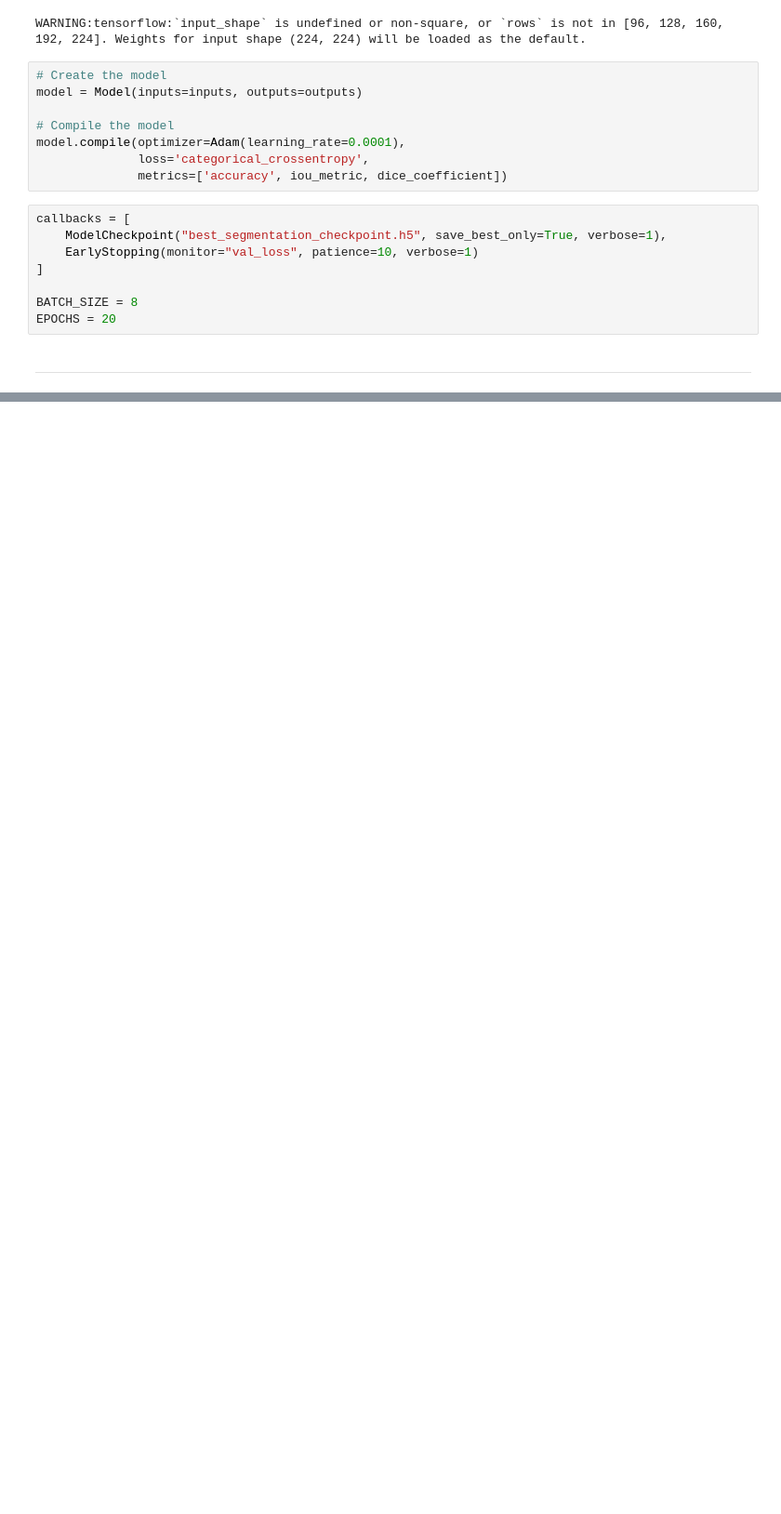
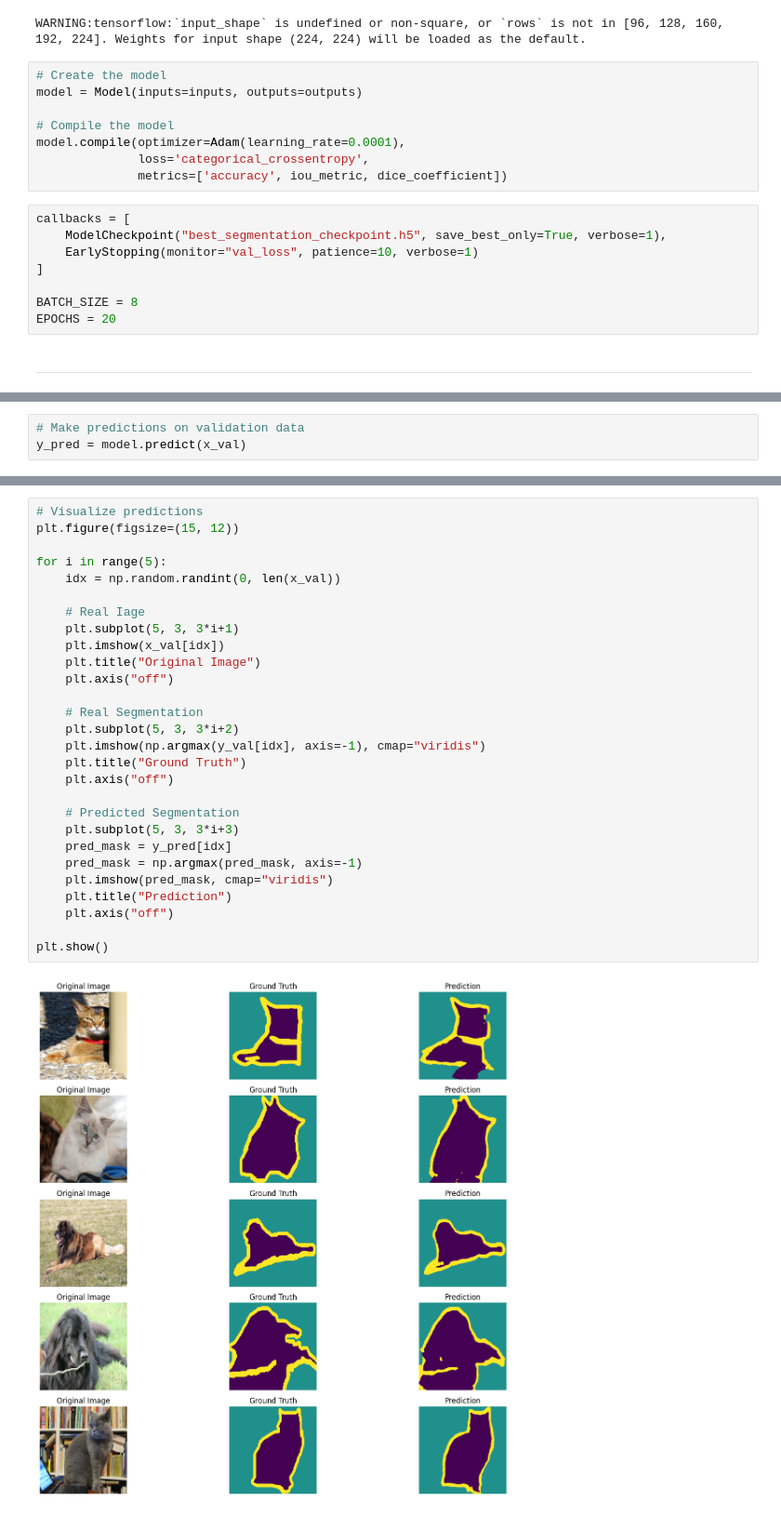
Before and after one commit to OmarAhmedAbdelAziz/Multiclass-Classification-Semantic-Segmentation-of-Pet-Breeds, a Jupyter notebook: notebooks/Segmentation/Segmentation Notebook.ipynb, the cells around one changed output, grey strips where cells are left out. Shown at 93% size. Cells and saved outputs as stored; diff of their text form; blank space fills up the shorter version.

```diff
--- a/notebooks/Segmentation/Segmentation Notebook.ipynb
+++ b/notebooks/Segmentation/Segmentation Notebook.ipynb
@@ -298,0 +366,3 @@ EPOCHS = 20
+# %%
+# Make predictions on validation data
+y_pred = model.predict(x_val)
@@ -298,0 +381,30 @@ EPOCHS = 20
+# %%
+# Visualize predictions
+plt.figure(figsize=(15, 12))
+
+for i in range(5):
+    idx = np.random.randint(0, len(x_val))
+
+    # Real Iage
+    plt.subplot(5, 3, 3*i+1)
+    plt.imshow(x_val[idx])
+    plt.title("Original Image")
+    plt.axis("off")
+
+    # Real Segmentation
+    plt.subplot(5, 3, 3*i+2)
+    plt.imshow(np.argmax(y_val[idx], axis=-1), cmap="viridis")
+    plt.title("Ground Truth")
+    plt.axis("off")
+
+    # Predicted Segmentation
+    plt.subplot(5, 3, 3*i+3)
+    pred_mask = y_pred[idx]
+    pred_mask = np.argmax(pred_mask, axis=-1)
+    plt.imshow(pred_mask, cmap="viridis")
+    plt.title("Prediction")
+    plt.axis("off")
+
+plt.show()
+# %% [output]
+[figure, added]
```
Also changed, not shown: parts of 9 cells of this notebook.
